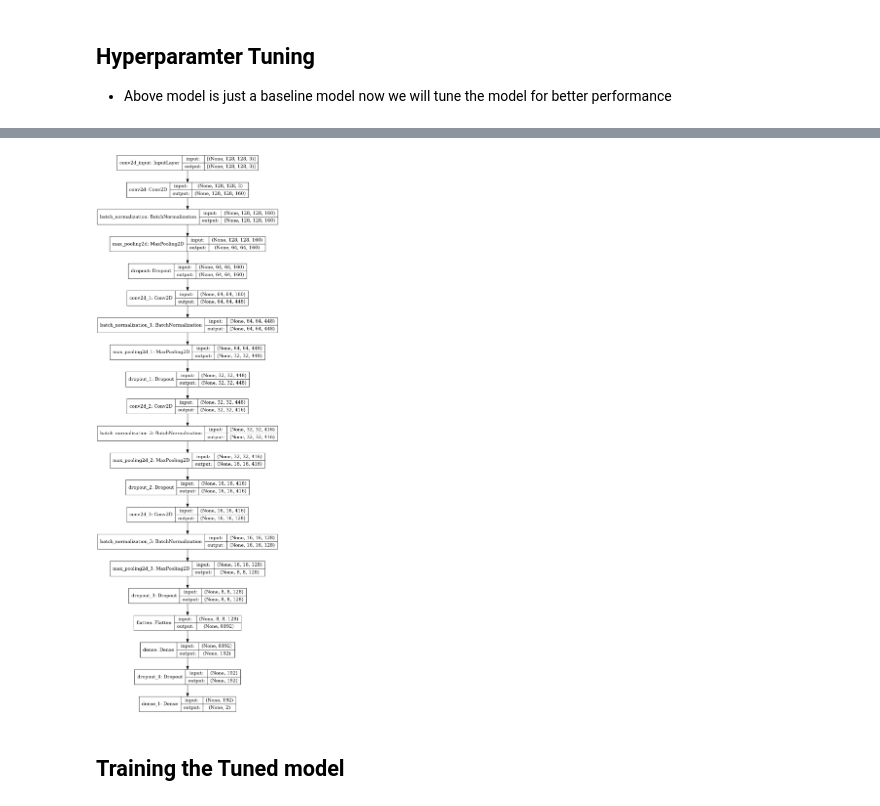
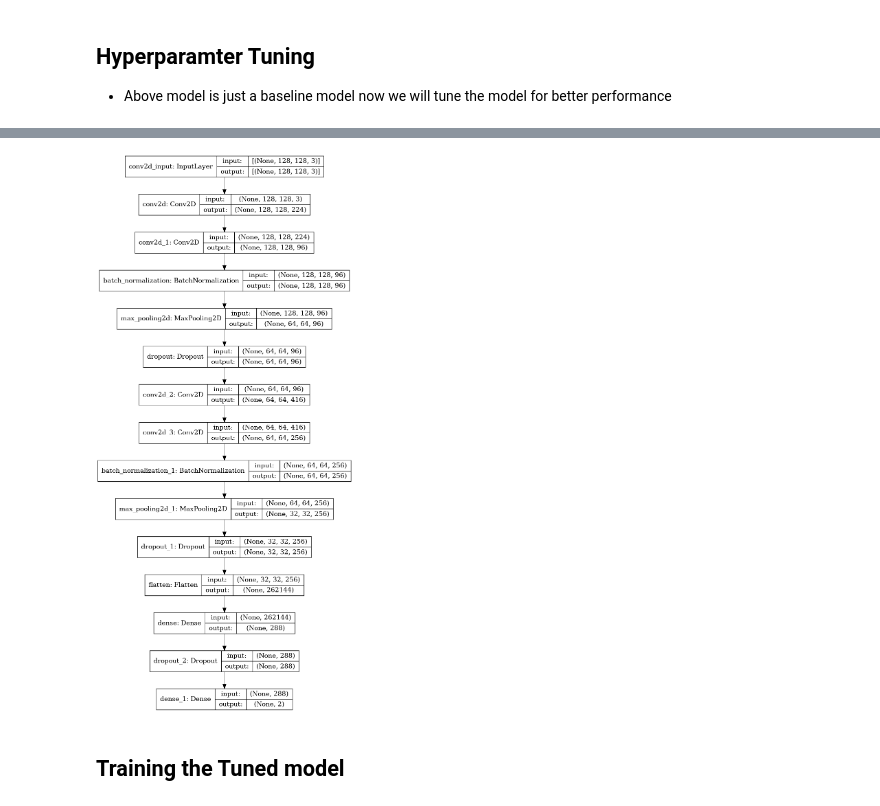
Before and after one commit to karan842/kaggle-notebooks, a Jupyter notebook: brain-tumor-detection.ipynb, the cells around one changed output, grey strips where cells are left out. Drawn from its saved outputs; the diff is of its cells as text; code cells hidden in the pictures.

```diff
--- a/brain-tumor-detection.ipynb
+++ b/brain-tumor-detection.ipynb
@@ -522,0 +567,5 @@ Epoch 30/30
+# %%
+## Adding callbacks
+early_stopping = EarlyStopping(monitor='val_loss',patience=10,mode='min')
+
+history1 = model.fit_generator(train_generator, epochs = 100,validation_data = validation_generator,validation_steps=25,callbacks=[early_stopping,WandbCallback()])
@@ -535,43 +607,36 @@ def build_model(hp):
     # hyper_parameter variables
     unit_1 = hp.Int('unit_1', min_value=32,max_value=512,step=32)
     do1_ = hp.Choice('do1_',values=[0.1,0.2,0.3,0.4,0.5,0.6,0.7,0.8,0.9])
-    model.add(Conv2D(unit_1, kernel_size=3, activation='relu',input_shape=(128,128,3),padding='same'))
+    unit_2 = hp.Int('unit_2', min_value=32,max_value=512,step=32)
+
+    model.add(Conv2D(unit_1, kernel_size=3, input_shape=(128,128,3),padding='same'))
+    model.add(Conv2D(unit_2, kernel_size=3, activation='relu',padding='Same'))
     model.add(BatchNormalization())
-    model.add(MaxPooling2D(pool_size=(2,2),strides=(2,2)))
+    model.add(MaxPooling2D(pool_size=(2,2)))
     model.add(Dropout(do1_))
 
-    unit_2 = hp.Int('unit_2', min_value=32,max_value=512,step=32)
+    unit_3 = hp.Int('unit_3', min_value=32,max_value=512,step=32)
     do2_ = hp.Choice('do2_',values=[0.1,0.2,0.3,0.4,0.5,0.6,0.7,0.8,0.9])
-    model.add(Conv2D(unit_2, kernel_size=3, activation='relu',padding='Same'))
+    unit_4 = hp.Int('unit_4', min_value=32,max_value=512,step=32)
+
+    model.add(Conv2D(unit_3, kernel_size=3, activation='relu',padding='Same'))
+    model.add(Conv2D(unit_4, kernel_size=3, activation='relu',padding='Same'))
     model.add(BatchNormalization())
     model.add(MaxPooling2D(pool_size=(2,2)))
     model.add(Dropout(do2_))
 
-    unit_3 = hp.Int('unit_3', min_value=32,max_value=512,step=32)
-    do3_ = hp.Choice('do3_',values=[0.1,0.2,0.3,0.4,0.5,0.6,0.7,0.8,0.9])
-    model.add(Conv2D(unit_3, kernel_size = 3, activation ='relu', padding = 'Same'))
-    model.add(BatchNormalization())
-    model.add(MaxPooling2D(pool_size=(2,2)))
-    model.add(Dropout(do3_))
-
-    unit_4 = hp.Int('unit_4',min_value=32, max_value=512,step=32)
-    do4_ = hp.Choice('do4_',values=[0.1,0.2,0.3,0.4,0.5,0.6,0.7,0.8,0.9])
-    model.add(Conv2D(128, kernel_size = 3, activation ='relu', padding = 'Same'))
-    model.add(BatchNormalization())
-    model.add(MaxPooling2D(pool_size=(2,2)))
-    model.add(Dropout(0.25))
-
     model.add(Flatten())
 
     unit_5 = hp.Int('unit_5',min_value=32, max_value=512,step=32)
-    do5_ = hp.Choice('do5_',values=[0.1,0.2,0.3,0.4,0.5,0.6,0.7,0.8,0.9])
+    do3_ = hp.Choice('do5_',values=[0.1,0.2,0.3,0.4,0.5,0.6,0.7,0.8,0.9])
     model.add(Dense(unit_5, activation='relu'))
-    model.add(Dropout(do5_))
+    model.add(Dropout(do3_))
     op_act = hp.Choice('op_act',values=['sigmoid','tanh'])
     model.add(Dense(2,activation=op_act))
 
     optimizer = hp.Choice('opt_1',values=['sgd','adam','rmsprop','adadelta'])
-    model.compile(optimizer=optimizer, loss='binary_crossentropy',metrics=['accuracy'])
+    loss = hp.Choice('loss', values=['binary_crossentropy','categorical_crossentropy'])
+    model.compile(optimizer=optimizer, loss=loss,metrics=['accuracy'])
 
     return model
 # %%
@@ -580,7 +645,7 @@ tuner = kt.RandomSearch(build_model,
                        objective='val_accuracy',
                        max_trials=5,
                        directory='tumor_detecton',
-                       project_name='2st_trial')
+                       project_name='2nd_trial')
 # %%
 tuner.search(X_train, y_train, batch_size=32, epochs=100, validation_data=(X_test, y_test))
 # %% [output]
@@ -630,8 +694,8 @@ Non-trainable params: 2,304
 _________________________________________________________________
 # %%
 # Plot the model summary
-plot_model(model_tuned, to_file='model_summary.png', show_shapes=True)
+plot_model(model_tuned, to_file='model_tuned_summary.png', show_shapes=True)
 # %% [output]
-[figure, old version]
+[figure, new version]
 # %% [markdown]
 ## Training the Tuned model
```
Also changed, not shown: parts of 53 cells of this notebook.
